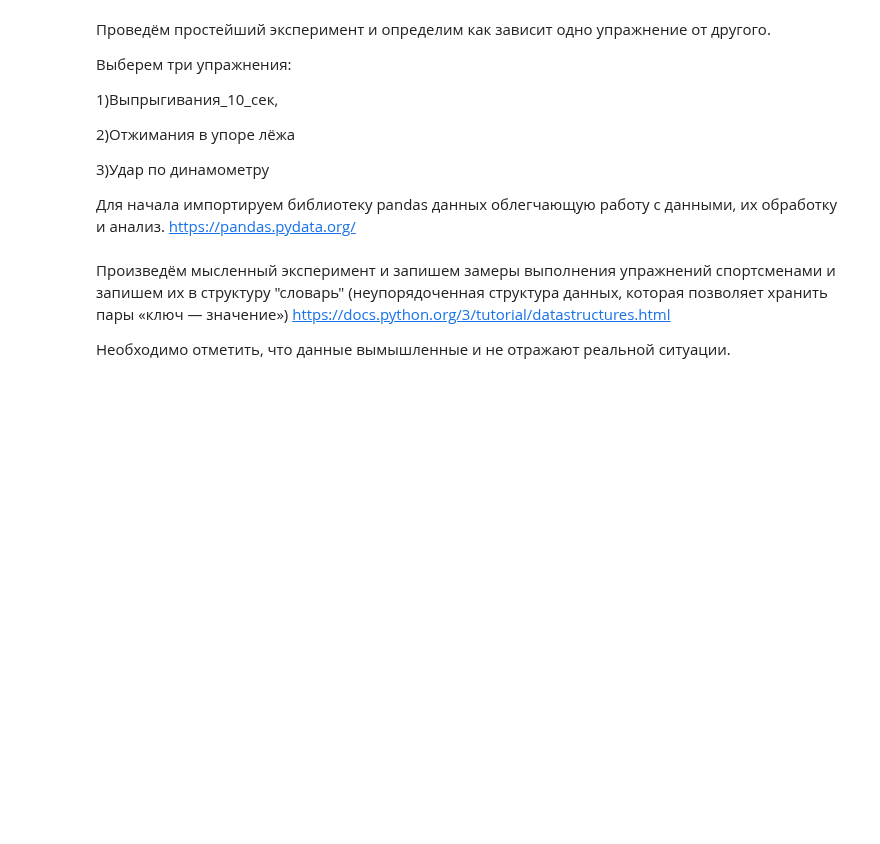
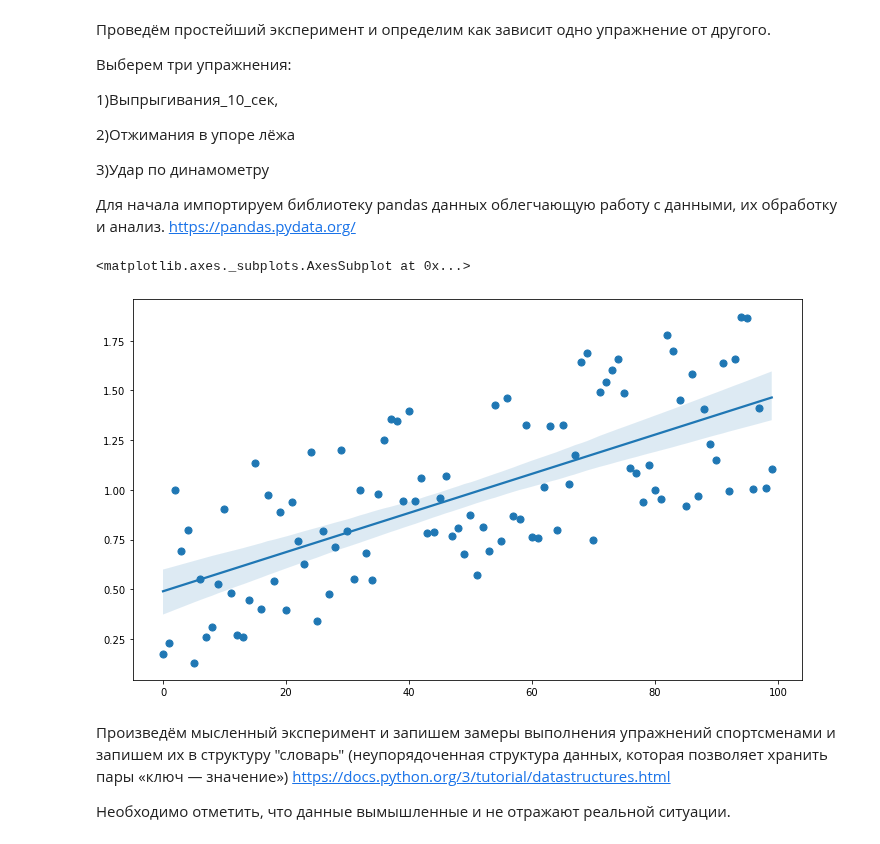
Before and after one commit to vn322/Sport-University, a Jupyter notebook: Line_reg_SPE.ipynb, the cells around one changed output. Drawn from its saved outputs; the diff is of its cells as text; code cells hidden in the pictures; blank space fills up the shorter version.

```diff
--- a/Line_reg_SPE.ipynb
+++ b/Line_reg_SPE.ipynb
@@ -44,3 +46,10 @@ import numpy as np
+# %%
+plt.subplots(figsize=(12, 7))
+sns.regplot(x = list(range(100)),
+            y = 0.01*np.arange(100) + np.random.rand(100), x_estimator=np.mean)
+# %% [output]
+<matplotlib.axes._subplots.AxesSubplot at 0x...>
+[figure, added]
 # %% [markdown]
 Произведём мысленный эксперимент и запишем замеры выполнения упражнений спортсменами и запишем их в структуру "словарь" (неупорядоченная структура данных, которая позволяет хранить пары «ключ — значение») https://docs.python.org/3/tutorial/datastructures.html
 
```
Also changed, not shown: parts of 21 cells of this notebook.
